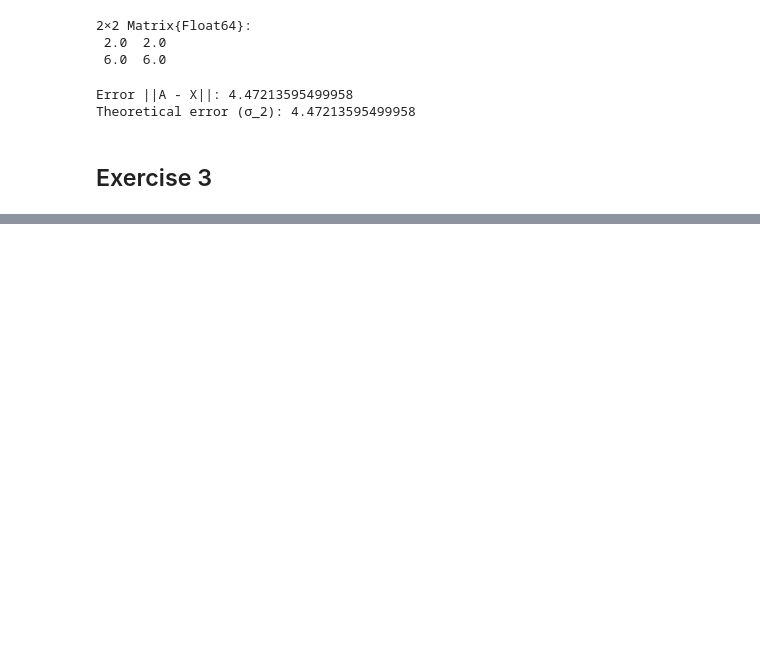
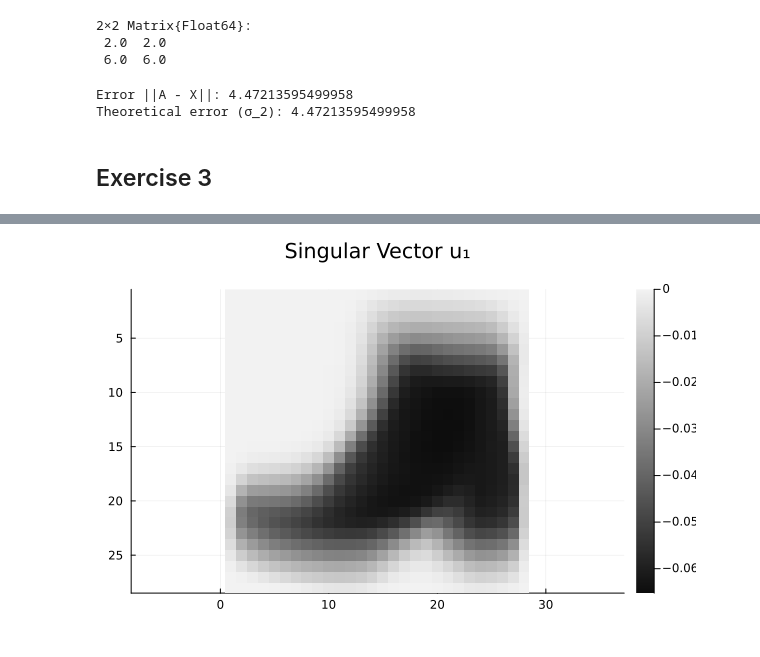
Before and after one commit to dgsob/SF2526-VT25, a Jupyter notebook: Homework_1.ipynb, the cells around one changed output, grey strips where cells are left out. Drawn from its saved outputs; the diff is of its cells as text; code cells hidden in the pictures; blank space fills up the shorter version.

```diff
--- a/Homework_1.ipynb
+++ b/Homework_1.ipynb
@@ -432,0 +564,9 @@ Theoretical error (σ_2): 4.47213595499958
+# %%
+B = items["item9"];
+# %%
+U, S, V = svd(B)
+C, Z = ID_col(B, 3);
+# %%
+plot_image(U[:, 1], "Singular Vector u₁")
+# %% [output]
+[figure, added]
```
Also changed, not shown: parts of 16 cells of this notebook.
